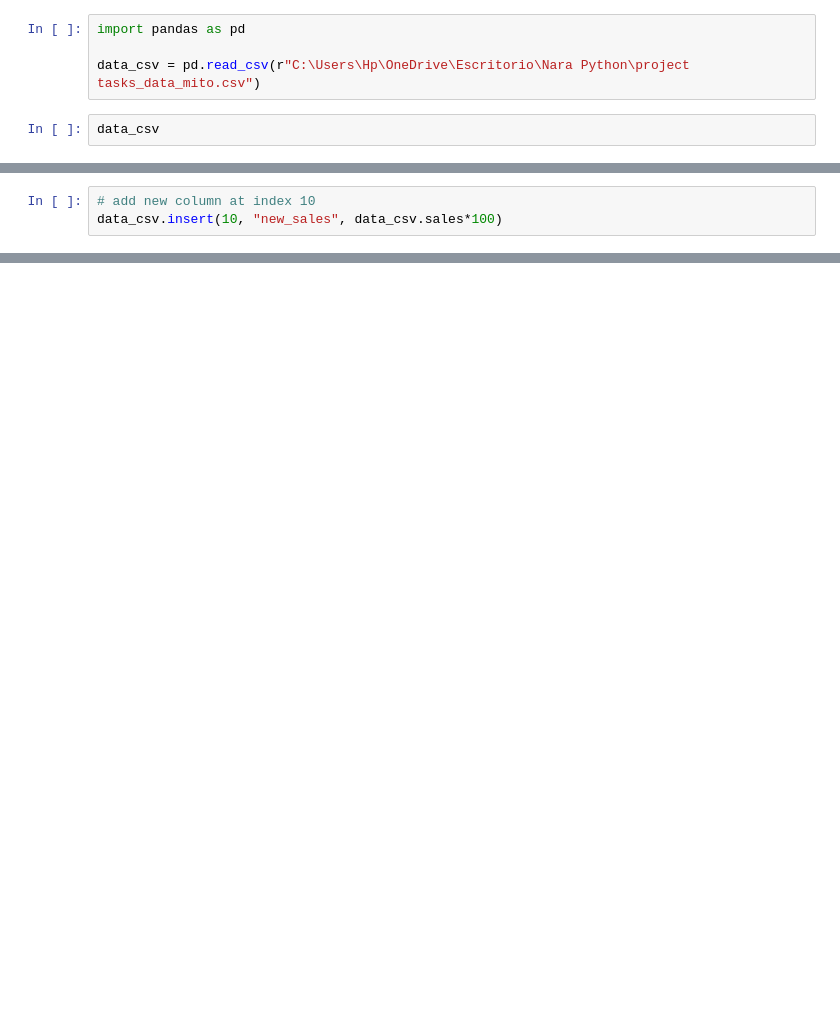
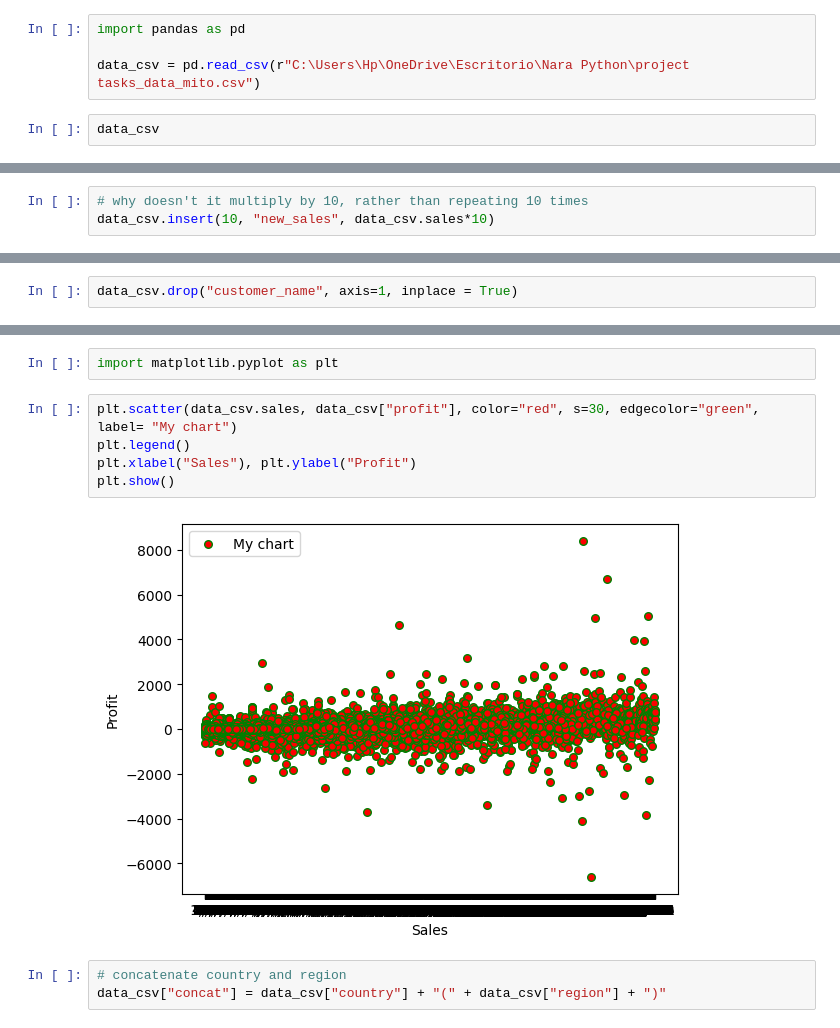
Before and after one commit to Laizra/Python-data-analysis, a Jupyter notebook: Real projects/mito.ipynb, the cells around one changed output, grey strips where cells are left out. Saved outputs shown, nothing was run; the diff lists cells and outputs as text; blank space fills up the shorter version.

```diff
--- a/Real projects/mito.ipynb
+++ b/Real projects/mito.ipynb
@@ -19,8 +20,8 @@ data_csv.head()
 | 3 | IT-2011-3647632 | 01-01-2011 | Eugene Moren | Home Office | Sweden | North | OFF-PA-10001492 | Office Supplies | Enermax Note Cards, Premium | ... |
 | 4 | IN-2011-47883 | 01-01-2011 | Joseph Holt | Consumer | Australia | Oceania | FUR-FU-10003447 | Furniture | Eldon Light Bulb, Duo Pack | ... |
 # %%
-# add new column at index 10
-data_csv.insert(10, "new_sales", data_csv.sales*100)
+# why doesn't it multiply by 10, rather than repeating 10 times
+data_csv.insert(10, "new_sales", data_csv.sales*10)
 # %%
 data_csv.head()
 # %% [output]
@@ -31,3 +32,5 @@ See Full Dataframe in Mito
 | 2 | HU-2011-1220 | 01-01-2011 | Annie Thurman | Consumer | Hungary | EMEA | OFF-TEN-10001585 | Office Supplies | Tenex Box, Single Width | ... |
 | 3 | IT-2011-3647632 | 01-01-2011 | Eugene Moren | Home Office | Sweden | North | OFF-PA-10001492 | Office Supplies | Enermax Note Cards, Premium | ... |
 | 4 | IN-2011-47883 | 01-01-2011 | Joseph Holt | Consumer | Australia | Oceania | FUR-FU-10003447 | Furniture | Eldon Light Bulb, Duo Pack | ... |
+# %%
+data_csv.drop("customer_name", axis=1, inplace = True)
@@ -33,0 +129,12 @@ See Full Dataframe in Mito
+# %%
+import matplotlib.pyplot as plt
+# %%
+plt.scatter(data_csv.sales, data_csv["profit"], color="red", s=30, edgecolor="green", label= "My chart")
+plt.legend()
+plt.xlabel("Sales"), plt.ylabel("Profit")
+plt.show()
+# %% [output]
+[figure, added]
+# %%
+# concatenate country and region
+data_csv["concat"] = data_csv["country"] + "(" + data_csv["region"] + ")"
```
Also changed, not shown: parts of 8 cells of this notebook, 1 other file.
